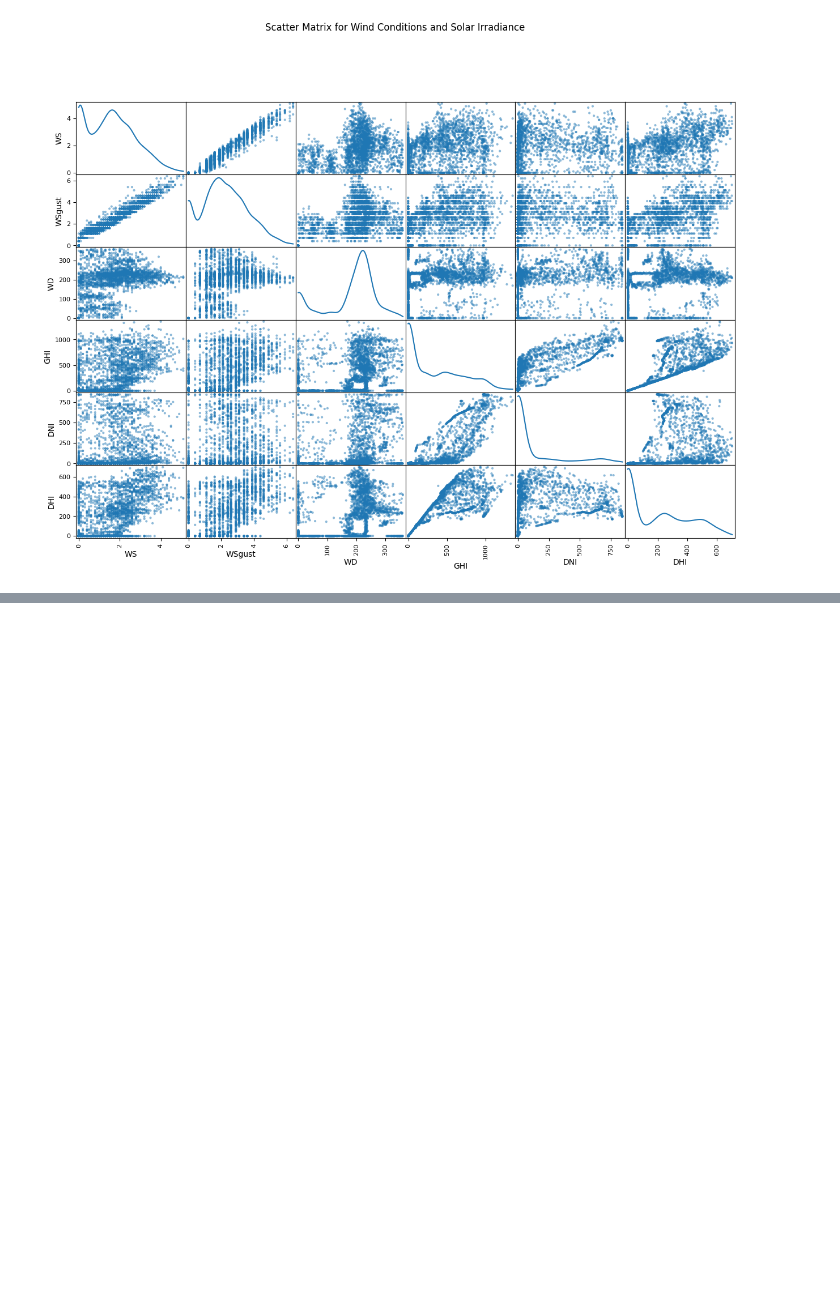
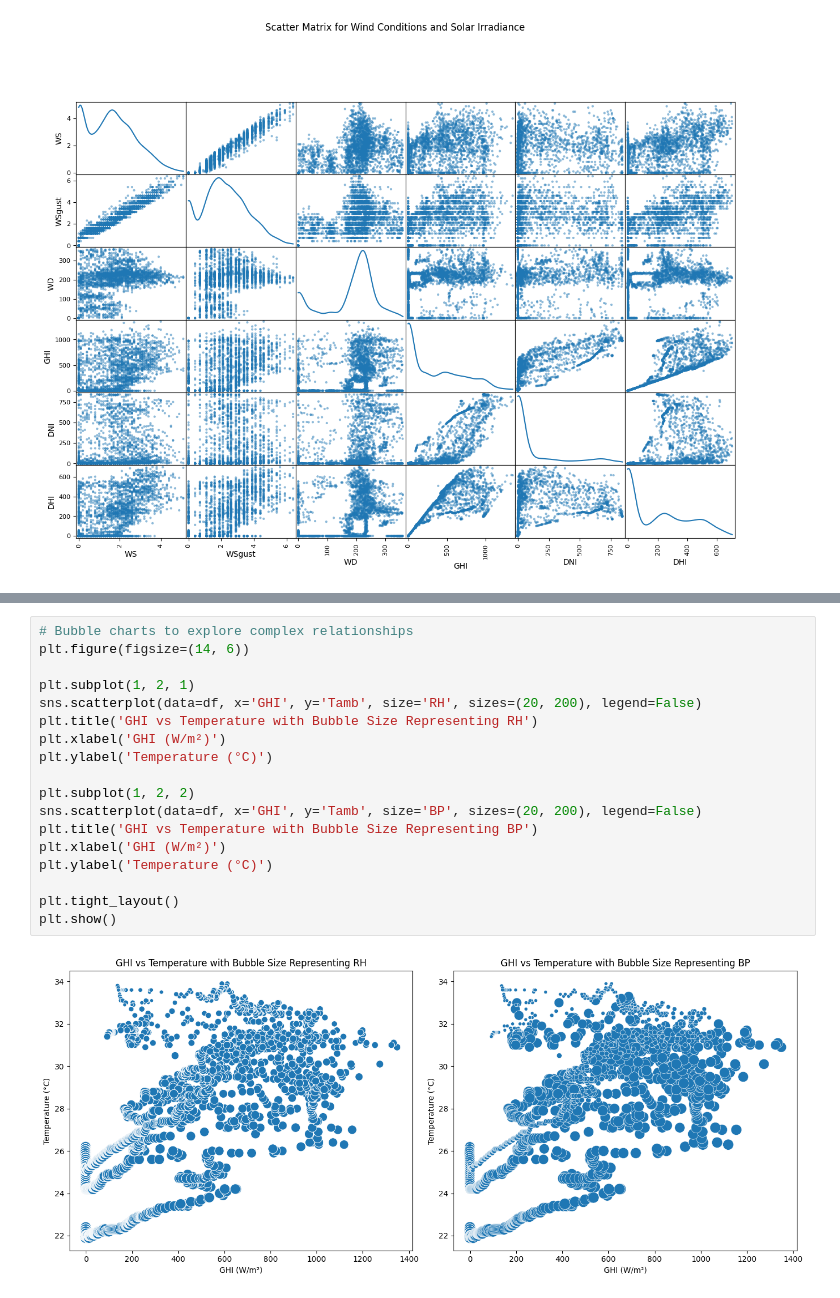
Before and after one commit to Abrham111/EDA, a Jupyter notebook: notebooks/EDA.ipynb, the cells around one changed output, grey strips where cells are left out. Cells and saved outputs as stored; diff of their text form; blank space fills up the shorter version.

```diff
--- a/notebooks/EDA.ipynb
+++ b/notebooks/EDA.ipynb
@@ -272,0 +325,20 @@ DHI     0.557302  0.580374  0.287643  0.851518  0.414253  1.000000
+# %%
+# Bubble charts to explore complex relationships
+plt.figure(figsize=(14, 6))
+
+plt.subplot(1, 2, 1)
+sns.scatterplot(data=df, x='GHI', y='Tamb', size='RH', sizes=(20, 200), legend=False)
+plt.title('GHI vs Temperature with Bubble Size Representing RH')
+plt.xlabel('GHI (W/m²)')
+plt.ylabel('Temperature (°C)')
+
+plt.subplot(1, 2, 2)
+sns.scatterplot(data=df, x='GHI', y='Tamb', size='BP', sizes=(20, 200), legend=False)
+plt.title('GHI vs Temperature with Bubble Size Representing BP')
+plt.xlabel('GHI (W/m²)')
+plt.ylabel('Temperature (°C)')
+
+plt.tight_layout()
+plt.show()
+# %% [output]
+[figure, added]
```
Also changed, not shown: parts of 6 cells of this notebook.
